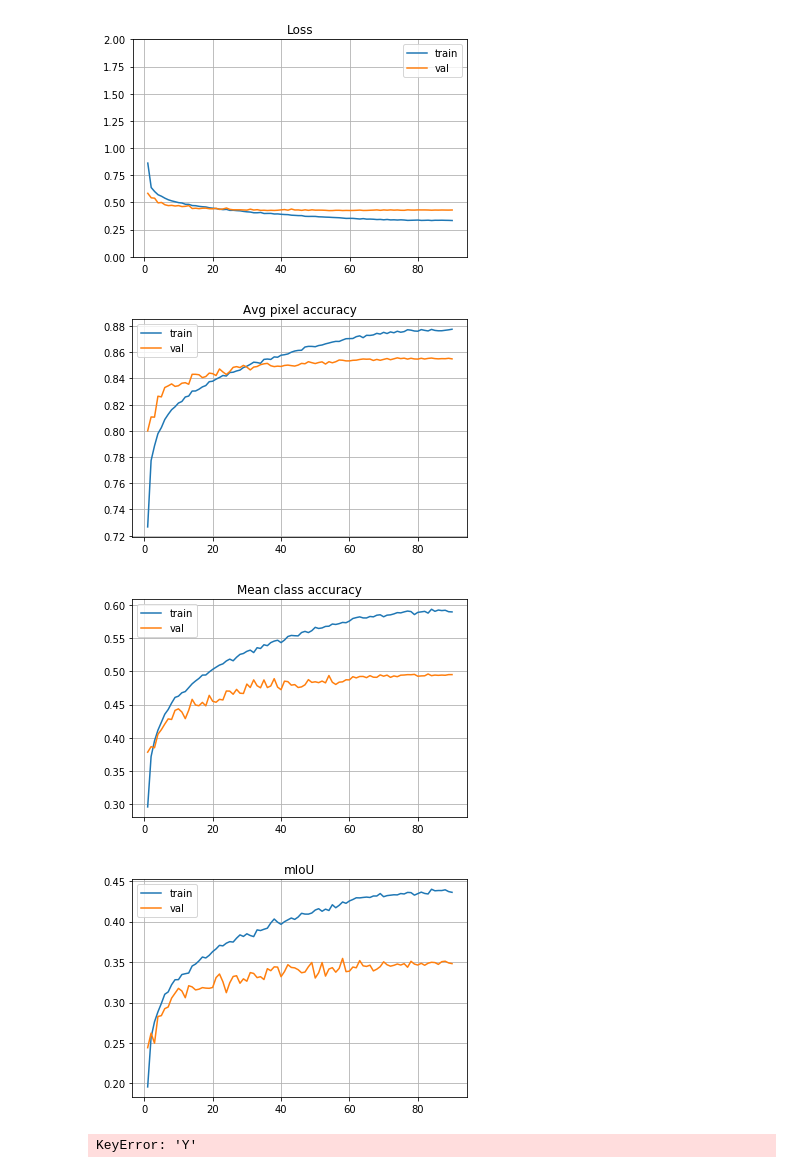
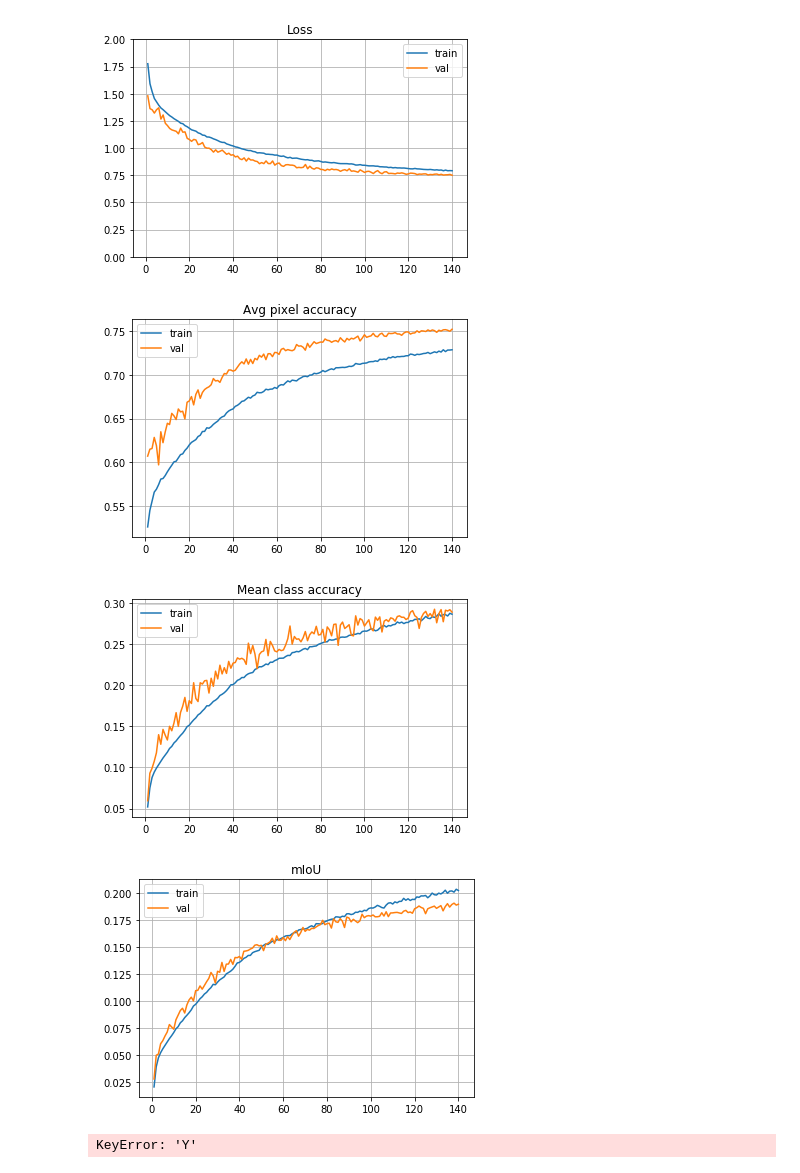
Before and after one commit to wenliangdai/msc-project, a Jupyter notebook: visualisation.ipynb, the cells around one changed output. Cells and saved outputs as stored; diff of their text form; code cells hidden in the pictures.

```diff
--- a/visualisation.ipynb
+++ b/visualisation.ipynb
@@ -149,12 +149,12 @@ def draw_im(folder, im_list):
         plt.title(im)
         plt.imshow(image)
 # %%
-draw('results_sunet64_lip_pretrained', loss_range=[0,2])
+draw('results_fcn32vgg_lip', loss_range=[0,2])
 # %% [output]
-[figure, old version]
+[figure, new version]
-[figure, old version]
+[figure, new version]
-[figure, old version]
+[figure, new version]
-[figure, old version]
+[figure, new version]
 # %%
 draw('results_sunet64_multi_sbd_lip_pretrained', loss_range=[0.2,1])
 # %% [output]
```
Also changed, not shown: 1 other file.
